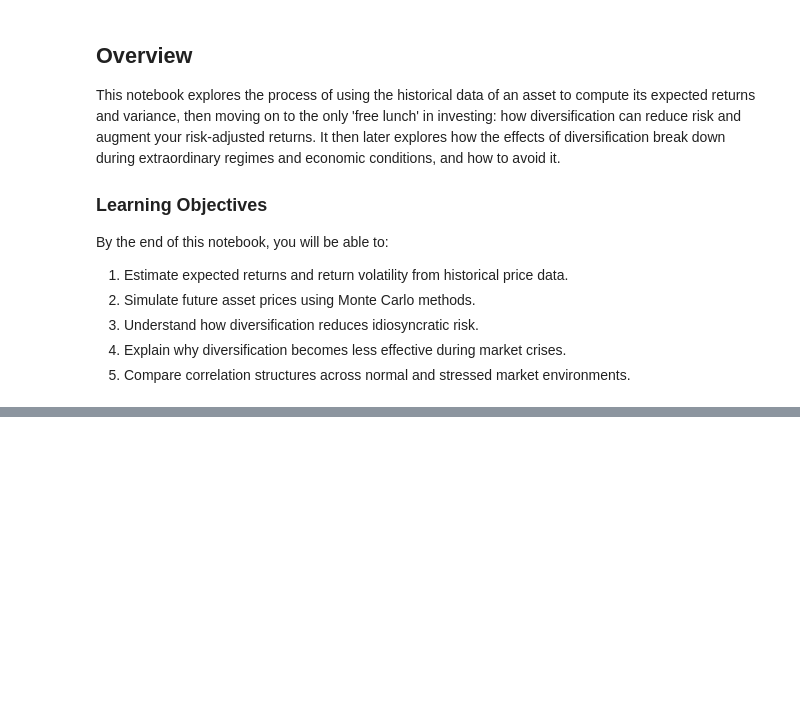
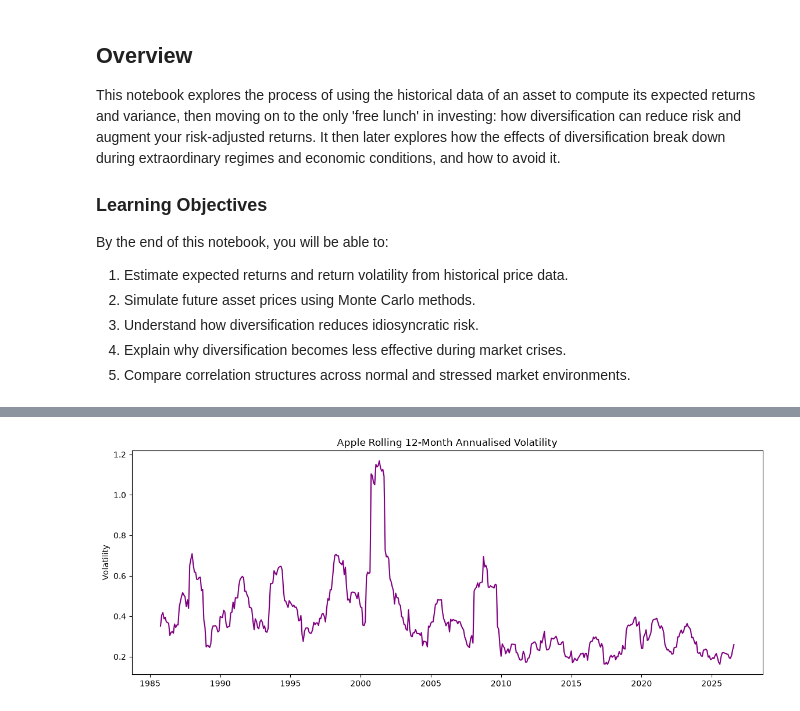
Before and after one commit to wangjubin-06/quant, a Jupyter notebook: notebooks/06_diversification_and_correlation_breakdown.ipynb, the cells around one changed output, grey strips where cells are left out. Saved outputs shown, nothing was run; the diff lists cells and outputs as text; code cells hidden in the pictures; blank space fills up the shorter version.

```diff
--- a/notebooks/06_diversification_and_correlation_breakdown.ipynb
+++ b/notebooks/06_diversification_and_correlation_breakdown.ipynb
@@ -25,0 +204,25 @@ This notebook explores both behaviours.
+# %%
+rolling_vol = (
+    monthly_log_returns
+    .rolling(12)
+    .std()
+    * np.sqrt(12)
+)
+plt.figure(figsize=(14,5))
+
+plt.plot(
+    rolling_vol,
+    color="purple"
+)
+
+plt.title(
+    "Apple Rolling 12-Month Annualised Volatility"
+)
+
+plt.ylabel(
+    "Volatility"
+)
+
+plt.show()
+# %% [output]
+[figure, added]
```
Also changed, not shown: parts of 11 cells of this notebook.
